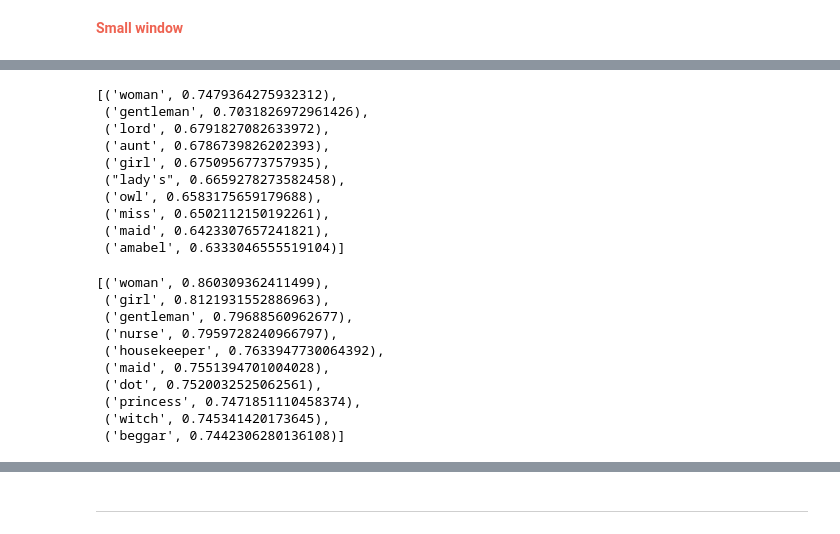
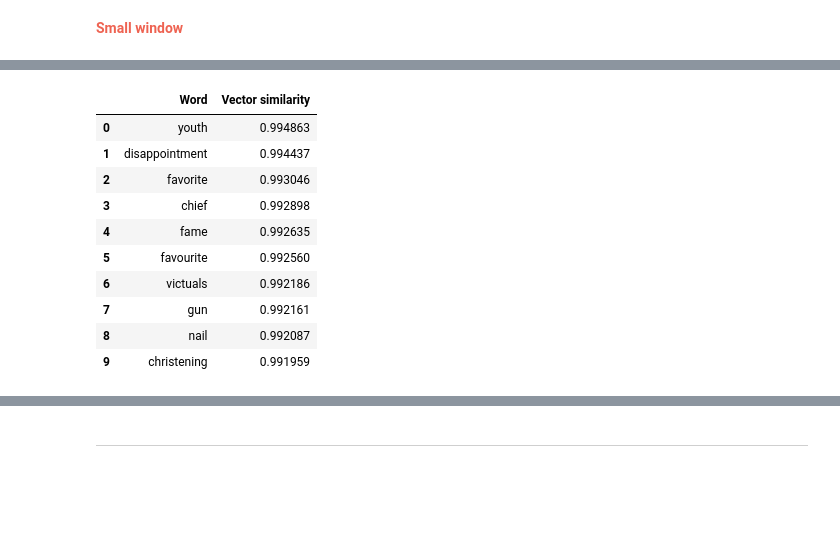
Before and after one commit to gobbykid/corpora_analytics, a Jupyter notebook: w2v_model.ipynb, the cells around one changed output, grey strips where cells are left out. Drawn from its saved outputs; the diff is of its cells as text; code cells hidden in the pictures; blank space fills up the shorter version.

```diff
--- a/w2v_model.ipynb
+++ b/w2v_model.ipynb
@@ -93,9 +97,10 @@ Inside the model, some parameters can be specified. For instance, we will work o
 # %%
 f_sw_cbow_model = gensim.models.Word2Vec(
     window=3,
-    min_count=2, # This parameter do not consider sentences with "x" words or less, where x is the integer value specified
+    min_count=2, #This parameter do not consider sentences with "x" words or less, where x is the integer value specified
     workers=8, #This parameter is intended for CPU cores, if you have a CPU with less than 8 cores please modify the value
-    sg=0
+    sg=0,
+    vector_size=100
 )
 # %%
 m_sw_cbow_model = gensim.models.Word2Vec(
@@ -309,26 +298,14 @@ m_sw_cbow_model.wv.most_similar("lady")
-# %%
-f_sw_skip_model.wv.most_similar("lady")
-# %% [output]
-[('woman', 0.7479364275932312),
- ('gentleman', 0.7031826972961426),
- ('lord', 0.6791827082633972),
- ('aunt', 0.6786739826202393),
- ('girl', 0.6750956773757935),
- ("lady's", 0.6659278273582458),
- ('owl', 0.6583175659179688),
- ('miss', 0.6502112150192261),
- ('maid', 0.6423307657241821),
- ('amabel', 0.6333046555519104)]
-# %%
-m_sw_skip_model.wv.most_similar("lady")
-# %% [output]
-[('woman', 0.860309362411499),
- ('girl', 0.8121931552886963),
- ('gentleman', 0.79688560962677),
- ('nurse', 0.7959728240966797),
- ('housekeeper', 0.7633947730064392),
- ('maid', 0.7551394701004028),
- ('dot', 0.7520032525062561),
- ('princess', 0.7471851110458374),
- ('witch', 0.745341420173645),
- ('beggar', 0.7442306280136108)]
+# %%
+DataFrame(f_sw_cbow_model.wv.most_similar("marriage")).rename(columns={0:"Word", 1:"Vector similarity"})
+# %% [output]
+|  | Word | Vector similarity |
+| 0 | youth | 0.994863 |
+| 1 | disappointment | 0.994437 |
+| 2 | favorite | 0.993046 |
+| 3 | chief | 0.992898 |
+| 4 | fame | 0.992635 |
+| 5 | favourite | 0.992560 |
+| 6 | victuals | 0.992186 |
+| 7 | gun | 0.992161 |
+| 8 | nail | 0.992087 |
+| 9 | christening | 0.991959 |
```
Also changed, not shown: parts of 56 cells of this notebook, 3 other files.
